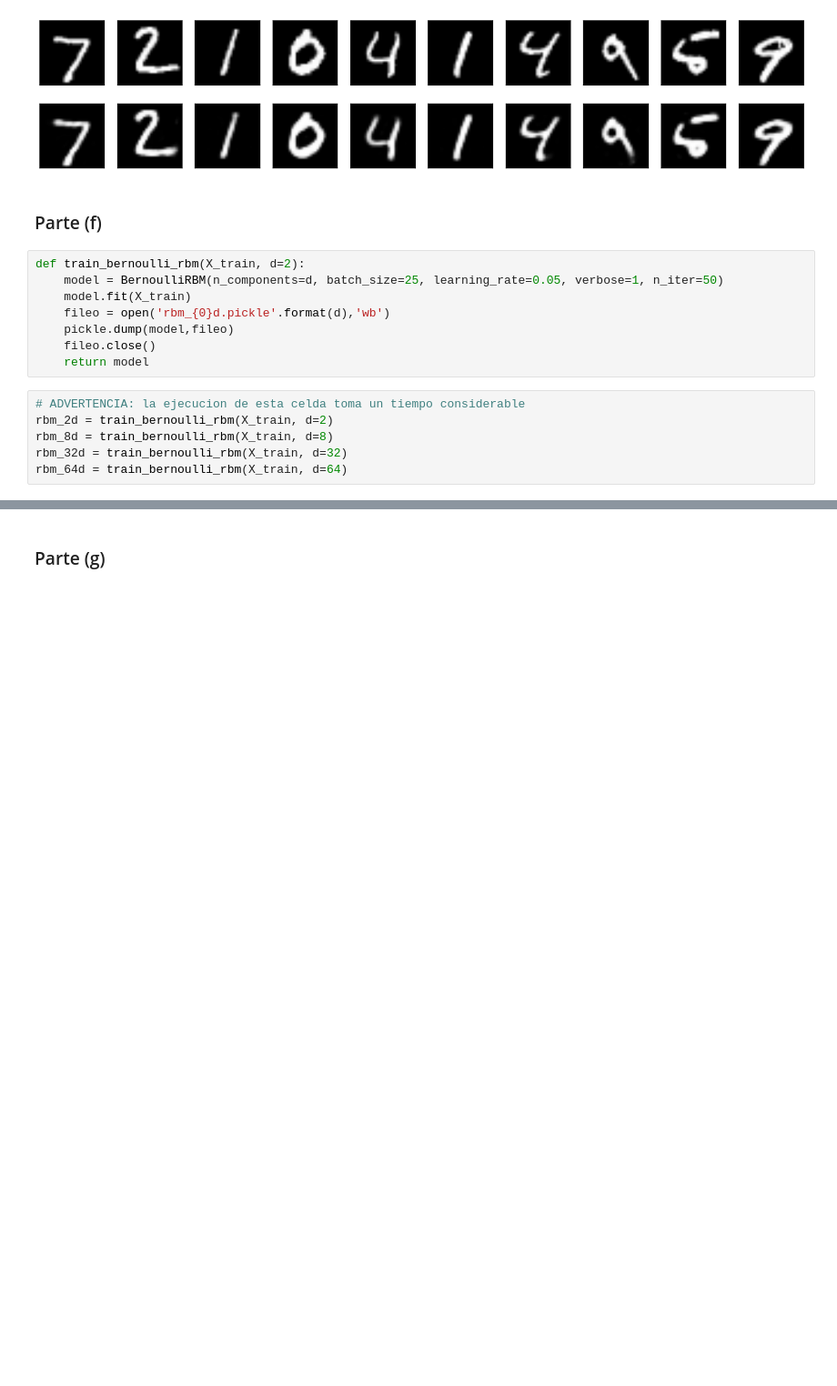
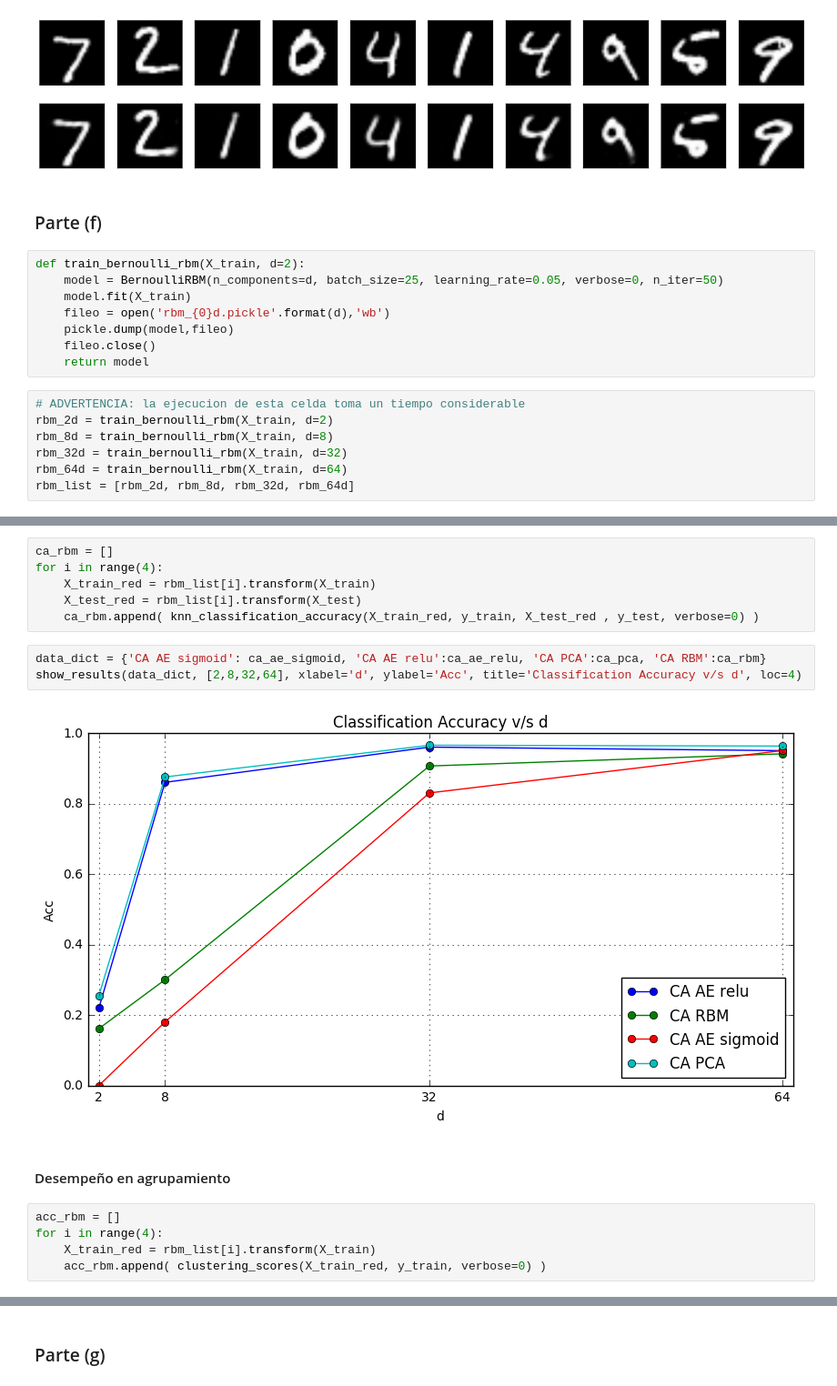
Before and after one commit to mavillan/ANN, a Jupyter notebook: tarea2/tarea2-part1.ipynb, the cells around one changed output, grey strips where cells are left out. Shown at 91% size. Drawn from its saved outputs; the diff is of its cells as text; blank space fills up the shorter version.

```diff
--- a/tarea2/tarea2-part1.ipynb
+++ b/tarea2/tarea2-part1.ipynb
@@ -607,7 +607,7 @@ AE (relu encoder) + d=64
 ### Parte (f)
 # %%
 def train_bernoulli_rbm(X_train, d=2):
-    model = BernoulliRBM(n_components=d, batch_size=25, learning_rate=0.05, verbose=1, n_iter=50)
+    model = BernoulliRBM(n_components=d, batch_size=25, learning_rate=0.05, verbose=0, n_iter=50)
     model.fit(X_train)
     fileo = open('rbm_{0}d.pickle'.format(d),'wb')
     pickle.dump(model,fileo)
@@ -619,3 +619,4 @@ rbm_2d = train_bernoulli_rbm(X_train, d=2)
 rbm_8d = train_bernoulli_rbm(X_train, d=8)
 rbm_32d = train_bernoulli_rbm(X_train, d=32)
 rbm_64d = train_bernoulli_rbm(X_train, d=64)
+rbm_list = [rbm_2d, rbm_8d, rbm_32d, rbm_64d]
@@ -639,0 +627,18 @@ rbm_64d = train_bernoulli_rbm(X_train, d=64)
+# %%
+ca_rbm = []
+for i in range(4):
+    X_train_red = rbm_list[i].transform(X_train)
+    X_test_red = rbm_list[i].transform(X_test)
+    ca_rbm.append( knn_classification_accuracy(X_train_red, y_train, X_test_red , y_test, verbose=0) )
+# %%
+data_dict = {'CA AE sigmoid': ca_ae_sigmoid, 'CA AE relu':ca_ae_relu, 'CA PCA':ca_pca, 'CA RBM':ca_rbm}
+show_results(data_dict, [2,8,32,64], xlabel='d', ylabel='Acc', title='Classification Accuracy v/s d', loc=4)
+# %% [output]
+[figure, added]
+# %% [markdown]
+#### Desempeño en agrupamiento
+# %%
+acc_rbm = []
+for i in range(4):
+    X_train_red = rbm_list[i].transform(X_train)
+    acc_rbm.append( clustering_scores(X_train_red, y_train, verbose=0) )
```
Also changed, not shown: parts of 13 cells of this notebook.
